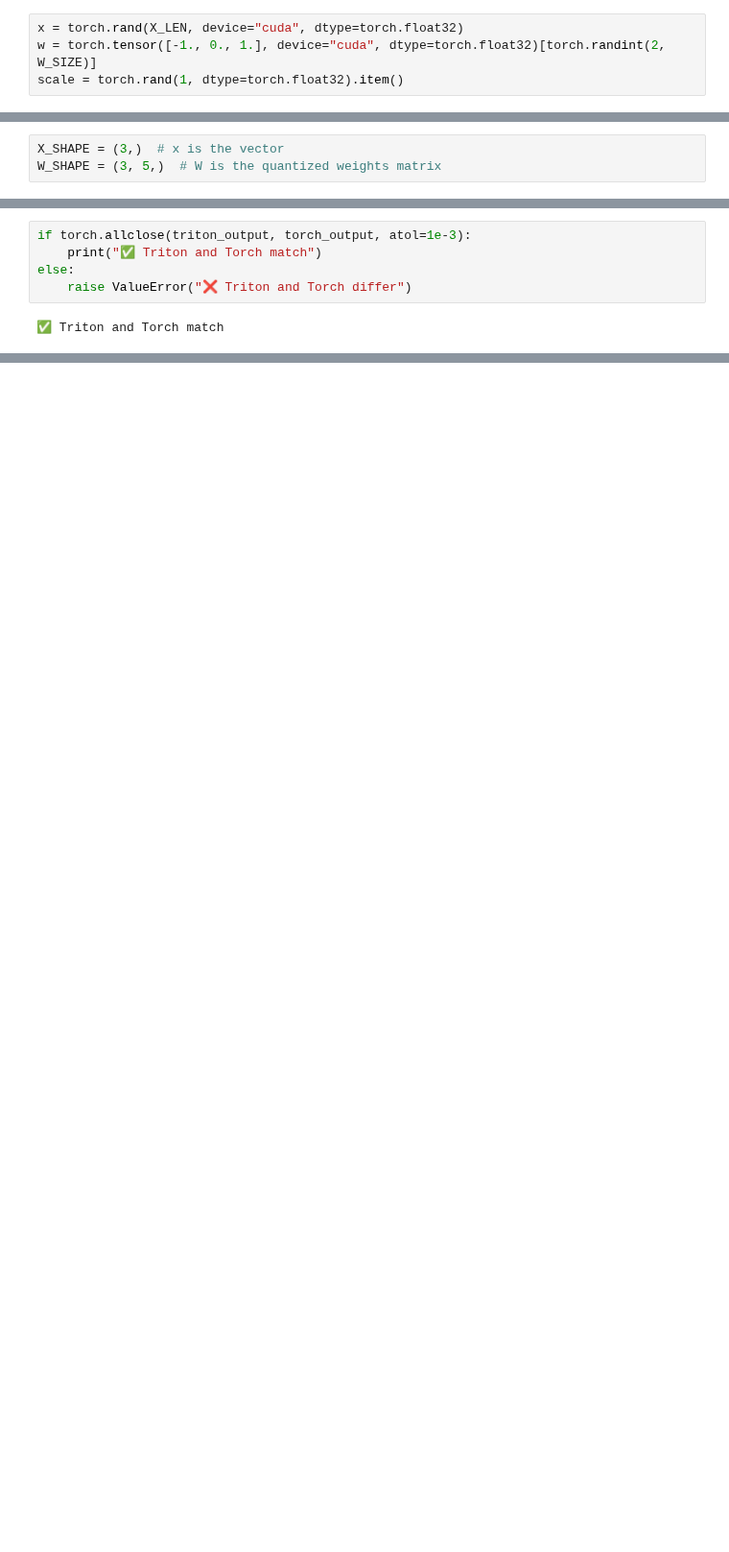
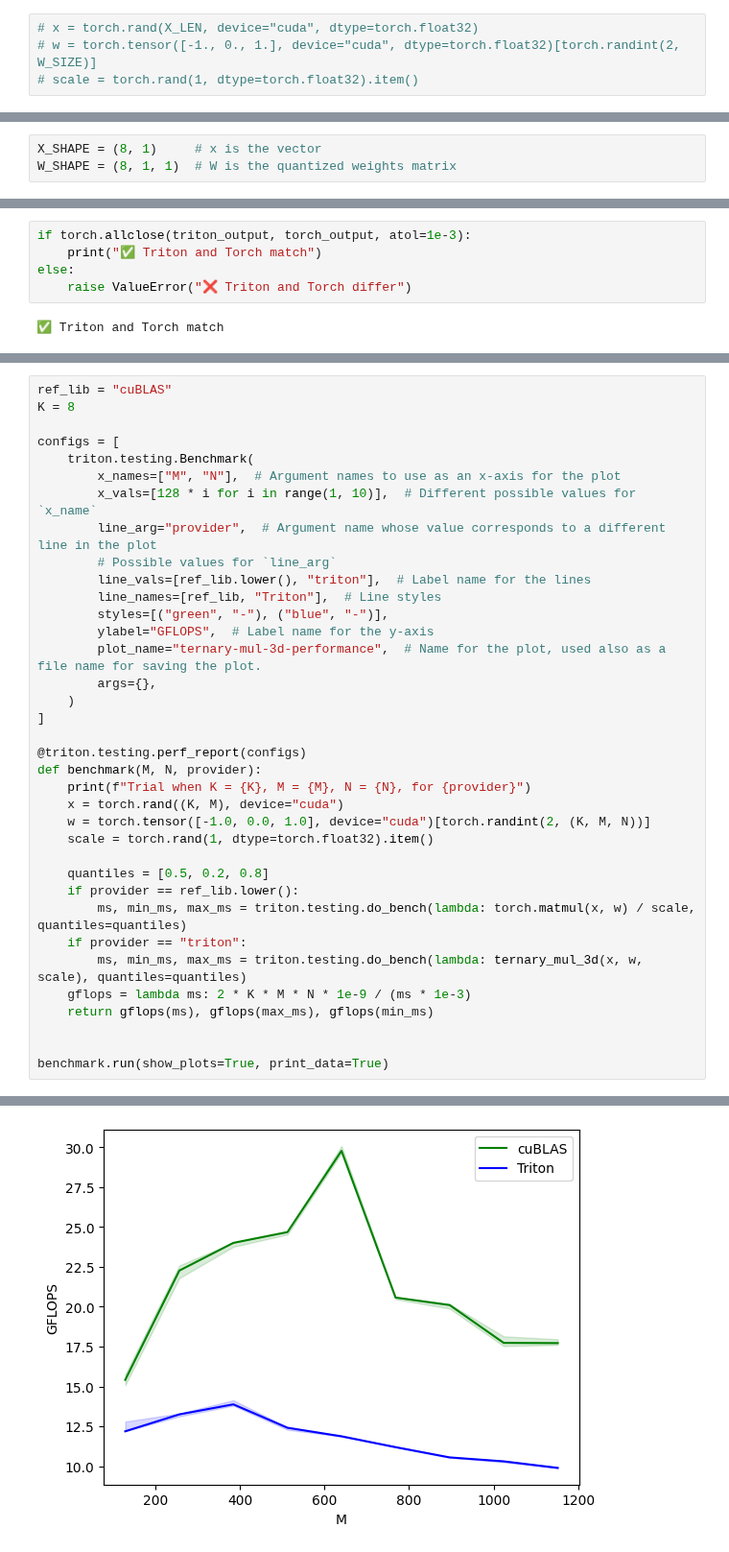
Before and after one commit to PhotonicGluon/Keras-MatMulLess, a Jupyter notebook: Ternary_Multiplication_in_Triton.ipynb, the cells around one changed output, grey strips where cells are left out. Shown at 96% size. Cells and saved outputs as stored; diff of their text form; blank space fills up the shorter version.

```diff
--- a/Ternary_Multiplication_in_Triton.ipynb
+++ b/Ternary_Multiplication_in_Triton.ipynb
@@ -237,5 +241,5 @@ torch.manual_seed(8192)
 # %%
-x = torch.rand(X_LEN, device="cuda", dtype=torch.float32)
-w = torch.tensor([-1., 0., 1.], device="cuda", dtype=torch.float32)[torch.randint(2, W_SIZE)]
-scale = torch.rand(1, dtype=torch.float32).item()
+# x = torch.rand(X_LEN, device="cuda", dtype=torch.float32)
+# w = torch.tensor([-1., 0., 1.], device="cuda", dtype=torch.float32)[torch.randint(2, W_SIZE)]
+# scale = torch.rand(1, dtype=torch.float32).item()
 # %%
@@ -509,6 +436,6 @@ Test the kernel.
 # %%
-X_SHAPE = (3,)  # x is the vector
-W_SHAPE = (3, 5,)  # W is the quantized weights matrix
+X_SHAPE = (8, 1)     # x is the vector
+W_SHAPE = (8, 1, 1)  # W is the quantized weights matrix
 # %%
 torch.manual_seed(8192)
 # %% [output]
@@ -536,0 +498,37 @@ else:
+# %%
+ref_lib = "cuBLAS"
+K = 8
+
+configs = [
+    triton.testing.Benchmark(
+        x_names=["M", "N"],  # Argument names to use as an x-axis for the plot
+        x_vals=[128 * i for i in range(1, 10)],  # Different possible values for `x_name`
+        line_arg="provider",  # Argument name whose value corresponds to a different line in the plot
+        # Possible values for `line_arg`
+        line_vals=[ref_lib.lower(), "triton"],  # Label name for the lines
+        line_names=[ref_lib, "Triton"],  # Line styles
+        styles=[("green", "-"), ("blue", "-")],
+        ylabel="GFLOPS",  # Label name for the y-axis
+        plot_name="ternary-mul-3d-performance",  # Name for the plot, used also as a file name for saving the plot.
+        args={},
+    )
+]
+
+@triton.testing.perf_report(configs)
+def benchmark(M, N, provider):
+    print(f"Trial when K = {K}, M = {M}, N = {N}, for {provider}")
+    x = torch.rand((K, M), device="cuda")
+    w = torch.tensor([-1.0, 0.0, 1.0], device="cuda")[torch.randint(2, (K, M, N))]
+    scale = torch.rand(1, dtype=torch.float32).item()
+
+    quantiles = [0.5, 0.2, 0.8]
+    if provider == ref_lib.lower():
+        ms, min_ms, max_ms = triton.testing.do_bench(lambda: torch.matmul(x, w) / scale, quantiles=quantiles)
+    if provider == "triton":
+        ms, min_ms, max_ms = triton.testing.do_bench(lambda: ternary_mul_3d(x, w, scale), quantiles=quantiles)
+    gflops = lambda ms: 2 * K * M * N * 1e-9 / (ms * 1e-3)
+    return gflops(ms), gflops(max_ms), gflops(min_ms)
+
+
+benchmark.run(show_plots=True, print_data=True)
+# %% [output]
@@ -536,0 +553 @@ else:
+[figure, added]
```
Also changed, not shown: parts of 33 cells of this notebook.
